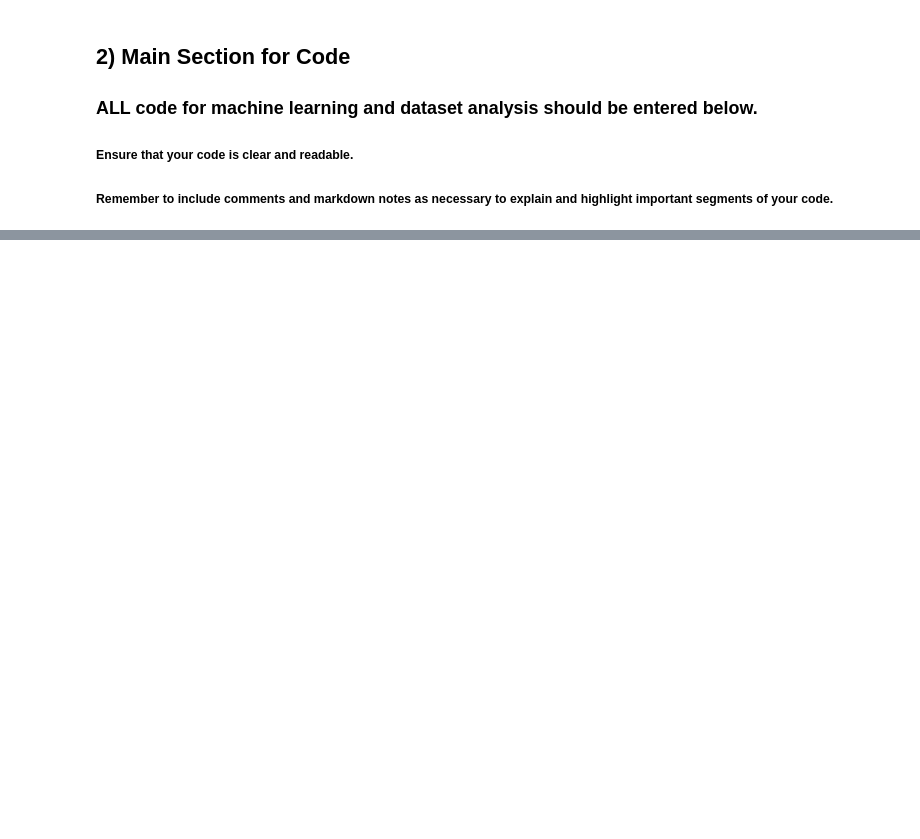
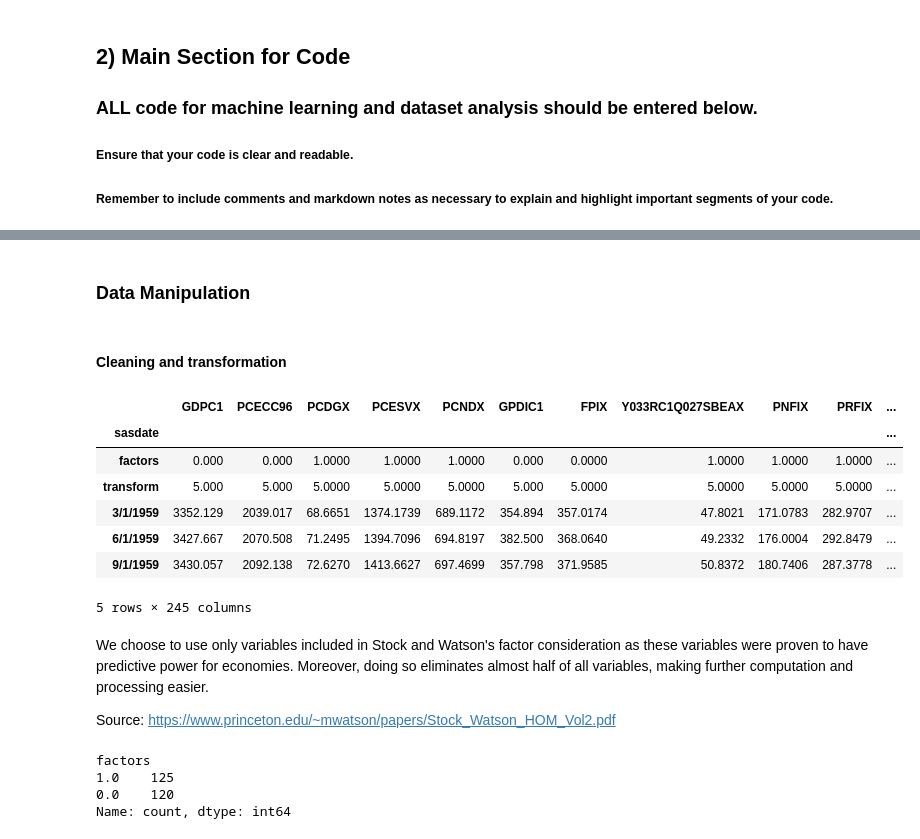
Before and after one commit to turrrray/dsedatathon, a Jupyter notebook: NUS_DSESC_DATABUSTERS_XX.ipynb, the cells around one changed output, grey strips where cells are left out. Cells and saved outputs as stored; diff of their text form; code cells hidden in the pictures; blank space fills up the shorter version.

```diff
--- a/NUS_DSESC_DATABUSTERS_XX.ipynb
+++ b/NUS_DSESC_DATABUSTERS_XX.ipynb
@@ -200,0 +50,32 @@ df_monthly.head()
+# %% [markdown]
+### Data Manipulation
+# %% [markdown]
+#### Cleaning and transformation
+# %%
+# load data
+quar_df = pd.read_csv('Quarterly Data.csv', index_col= [0])
+quar_df.columns = [c.upper() for c in quar_df.columns]
+factors = quar_df.loc["factors"]
+tcodes = quar_df.loc["transform"]
+
+quar_df.head()
+# %% [output]
+|  | GDPC1 | PCECC96 | PCDGX | PCESVX | PCNDX | GPDIC1 | FPIX | Y033RC1Q027SBEAX | PNFIX | PRFIX | ... |
+| sasdate |  |  |  |  |  |  |  |  |  |  | ... |
+| factors | 0.000 | 0.000 | 1.0000 | 1.0000 | 1.0000 | 0.000 | 0.0000 | 1.0000 | 1.0000 | 1.0000 | ... |
+| transform | 5.000 | 5.000 | 5.0000 | 5.0000 | 5.0000 | 5.000 | 5.0000 | 5.0000 | 5.0000 | 5.0000 | ... |
+| 3/1/1959 | 3352.129 | 2039.017 | 68.6651 | 1374.1739 | 689.1172 | 354.894 | 357.0174 | 47.8021 | 171.0783 | 282.9707 | ... |
+| 6/1/1959 | 3427.667 | 2070.508 | 71.2495 | 1394.7096 | 694.8197 | 382.500 | 368.0640 | 49.2332 | 176.0004 | 292.8479 | ... |
+| 9/1/1959 | 3430.057 | 2092.138 | 72.6270 | 1413.6627 | 697.4699 | 357.798 | 371.9585 | 50.8372 | 180.7406 | 287.3778 | ... |
+5 rows × 245 columns
+# %% [markdown]
+We choose to use only variables included in Stock and Watson's factor consideration as these variables were proven to have predictive power for economies. Moreover, doing so eliminates almost half of all variables, making further computation and processing easier.
+
+Source: https://www.princeton.edu/~mwatson/papers/Stock_Watson_HOM_Vol2.pdf
+# %%
+print(factors.value_counts())
+# %% [output]
+factors
+1.0    125
+0.0    120
+Name: count, dtype: int64
```
Also changed, not shown: parts of 43 cells of this notebook.
